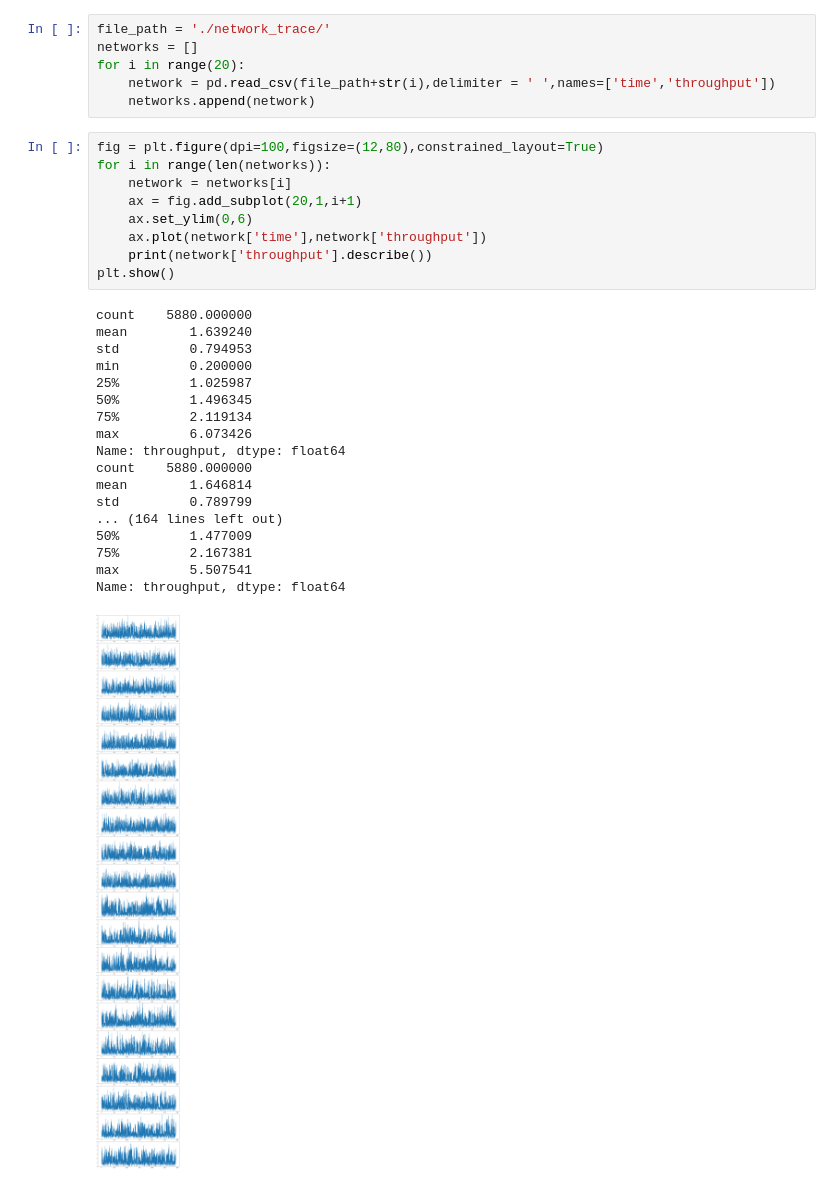
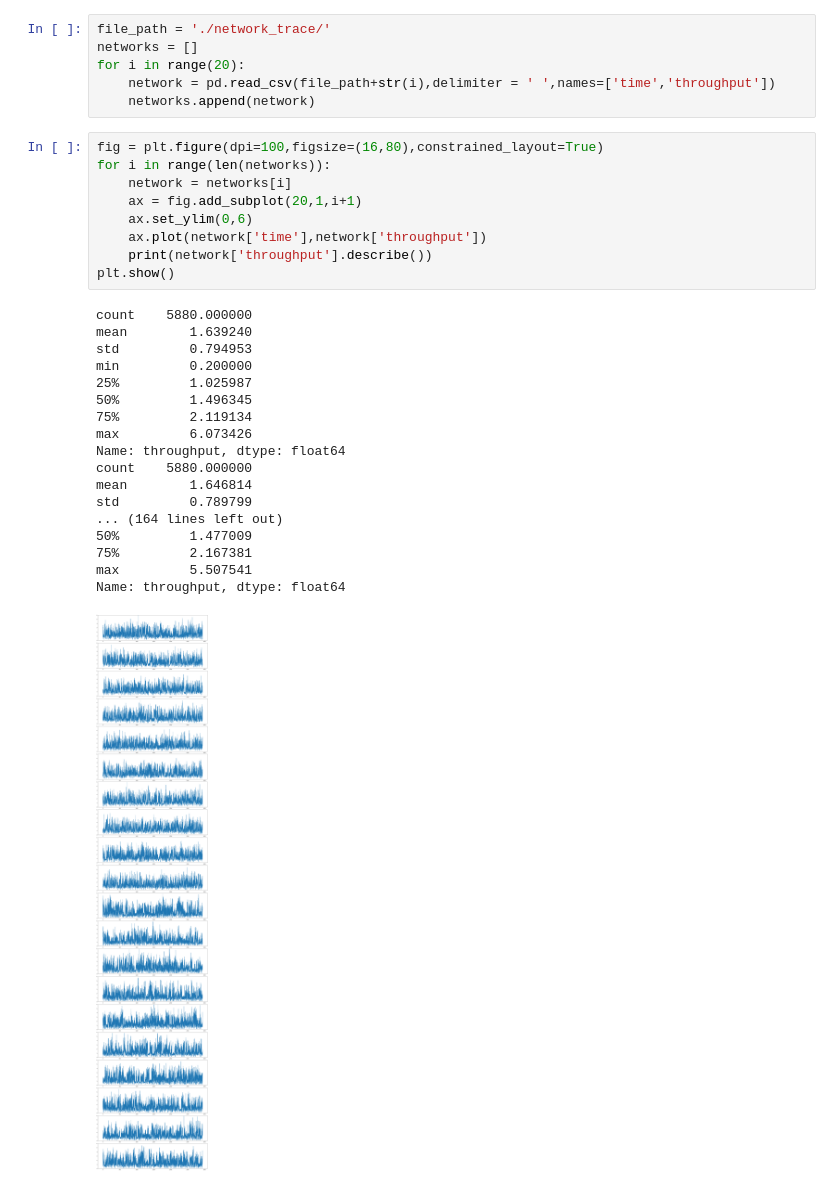
Before and after one commit to xinyu-shao/LiveStreamingDemo, a Jupyter notebook: al_analysis.ipynb, the cells around one changed output. Saved outputs shown, nothing was run; the diff lists cells and outputs as text.

```diff
--- a/al_analysis.ipynb
+++ b/al_analysis.ipynb
@@ -9,30 +9,30 @@ for i in range(20):
     network = pd.read_csv(file_path+str(i),delimiter = ' ',names=['time','throughput'])
     networks.append(network)
 # %%
-fig = plt.figure(dpi=100,figsize=(12,80),constrained_layout=True)
+fig = plt.figure(dpi=100,figsize=(16,80),constrained_layout=True)
 for i in range(len(networks)):
     network = networks[i]
     ax = fig.add_subplot(20,1,i+1)
     ax.set_ylim(0,6)
     ax.plot(network['time'],network['throughput'])
     print(network['throughput'].describe())
 plt.show()
 # %% [output]
 count    5880.000000
 mean        1.639240
 std         0.794953
 min         0.200000
 25%         1.025987
 50%         1.496345
 75%         2.119134
 max         6.073426
 Name: throughput, dtype: float64
 count    5880.000000
 mean        1.646814
 std         0.789799
 ... (164 lines left out)
 50%         1.477009
 75%         2.167381
 max         5.507541
 Name: throughput, dtype: float64
-[figure, old version]
+[figure, new version]
```
Also changed, not shown: 2 other files.
